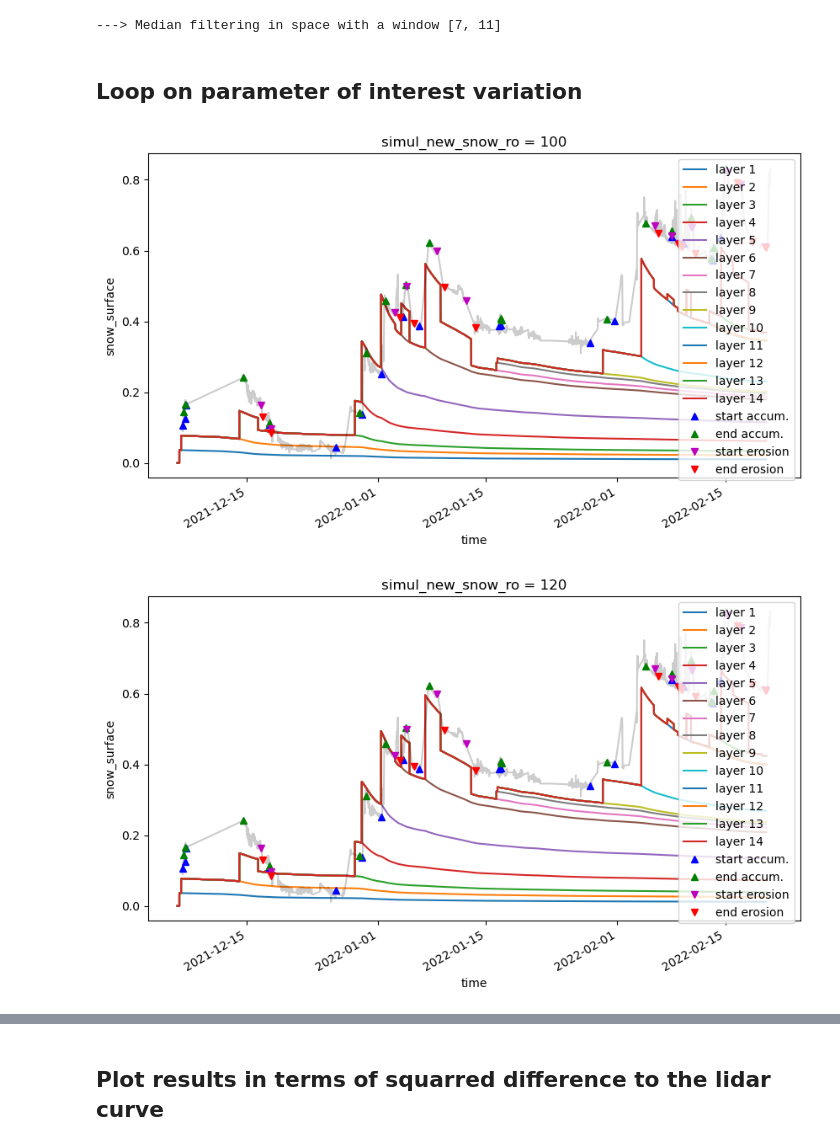
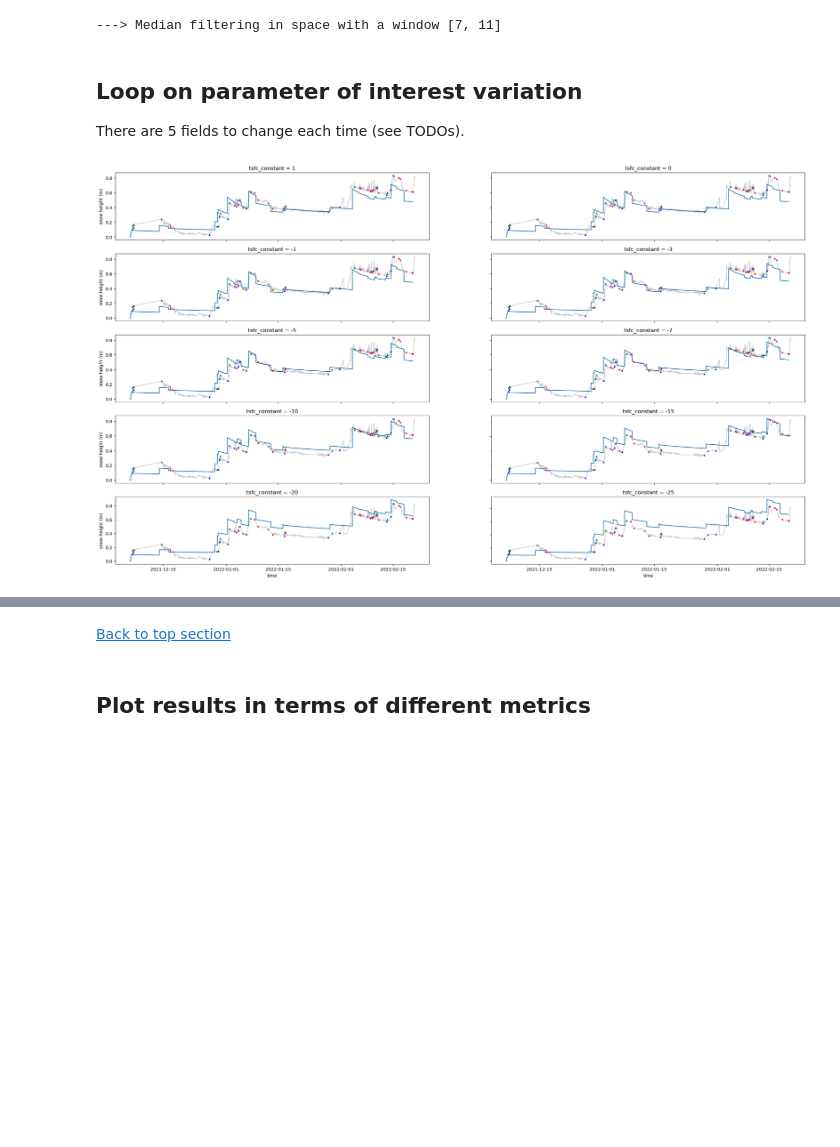
Before and after one commit to Mathilde-Bnt/MB_little_awk, a Jupyter notebook: current_development/14-Sensitivity_analysis.ipynb, the cells around one changed output, grey strips where cells are left out. Drawn from its saved outputs; the diff is of its cells as text; code cells hidden in the pictures; blank space fills up the shorter version.

```diff
--- a/current_development/14-Sensitivity_analysis.ipynb
+++ b/current_development/14-Sensitivity_analysis.ipynb
@@ -93,5 +174,7 @@ with open('sensitivity_tests.txt', 'a') as param_file:
 # %%
 # Pre-processing to get clean data
+
+data_set_used = xr.open_dataset(name_of_data_set)
 
 if name_of_data_set == 'data_2021-2022.nc':
     fill_in_missing_variables(data_set_used, 'surface')
@@ -102,9 +185,7 @@ median_space_filtering(data_set_used, 5, x_span=7)
 if name_of_data_set == 'data_2021-2022.nc':
     median_time_filtering(data_set_used, 11)
 
-data_set_used['snow_surface'] = data_set_used['snow_surface'] - data_set_used['snow_surface'].min() - 0.35414986 #- data_set_used.snow_surface.isel(x=x_sel, y=y_sel, time= start_accumulation[0])
-# TODO modular above: will be super important to compute result > use another method instead?
-# TODO in any case, add to paramdic
+data_set_used['snow_surface'] = data_set_used['snow_surface'] - data_set_used['snow_surface'].min() - offset
 # %% [output]
 ---> Median filtering in space with a window [7, 11]
 # %%
@@ -132,10 +213,19 @@ melt_flag = np.zeros((max_nb_of_layers, 1))
 if use_true_temp:
     met_time, met_temp = get_met_forcing()
 # %% [markdown]
-## Loop on parameter of interest variation
+## Loop on parameter of interest variation </a><a name='testing'>
+
+There are 5 fields to change each time (see TODOs).
+# %%
+met_temp, met_time = [None], [0]
 # %%
 # Define all the values the parameter of interest will take
 
-name_of_param = 'simul_new_snow_ro'
-range_of_param_variation = [100, 120, 140, 150, 175, 200, 225, 250]
-result_list = []
+name_of_param = 'tsfc_constant'   # TODO update this each time
+default_value_of_param = -5   # TODO update this each time
+range_of_param_variation = [1, 0, -1, -3, -5, -7, -10, -15, -20, -25]   # TODO update this each time
+# Best if range_of_param_variation contains an even number of values (for the figure)
+
+result_list_sq = []
+result_list_abs = []
+result_list_max_abs = []
@@ -142,46 +234,63 @@ result_list = []
 # %%
-for param in range_of_param_variation:
+fig, axs = plt.subplots(round(len(range_of_param_variation)/2 + 0.4), 2, figsize=(28, 16))
 
-    simul_new_snow_ro = param   # TODO update this each time
+for ax in axs.flat:
+    ax.set(xlabel='time', ylabel='snow height (m)')
+    ax.label_outer()
+
+for param_index in range(len(range_of_param_variation)):
+
+    tsfc = range_of_param_variation[param_index]   # TODO update this each time (name of variable), careful if derived parameters depend on it!
+    nb_iterations = int(data_duration_in_s/dt + 1)
 
     results = get_snow_events(data_set_used, x_sel, y_sel, time_window_std, std_threshold)
-    start_accumulation = results[0]
-    start_erosion = results[1]
-    end_accumulation = results[2]
-    end_erosion = results[3]
+    start_accumulation, start_erosion, end_accumulation, end_erosion = results[0], results[1], results[2], results[3]
 
     # Convert end times into more manageable orders of magnitude
 
     end_accumulation_times = data_set_used.snow_surface.isel(x=x_sel, y=y_sel, time=end_accumulation)
     end_accumulation_times = (pd.to_datetime(end_accumulation_times.time).astype(int) - data_starting_date_in_ns) / 1000000000  # in s
 
     end_erosion_times = data_set_used.snow_surface.isel(x=x_sel, y=y_sel, time=end_erosion)
     end_erosion_times = (pd.to_datetime(end_erosion_times.time).astype(int) - data_starting_date_in_ns) / 1000000000  # in s
 
     # Update variables at each timepoint
 
     snowpack = simulate_snowpack_evolution(data_set_used, x_sel, y_sel, nb_iterations, end_accumulation_times, end_erosion_times,
                                        start_accumulation, end_accumulation, start_erosion, end_erosion, jj, dt, ro_layer, ro_water, ro_ice,
                                        t_old, tf, tsfc, dy_snow, gamma, cp_snow, melt_flag, a1, a2, met_temp_data=met_temp,
-                                       met_time_data=met_time, new_snow_ro=simul_new_snow_ro, new_snow_temp=simul_new_snow_temp,
+                                       met_time_data=met_time, new_snow_ro=simul_new_snow_ro,
                                        fit_top_of_snowfall_to_curve=simul_fit_top_of_snowfall_to_curve)
 
     ro_layer_evolution, depth_evolution, temperature_evolution = snowpack[0], snowpack[1], snowpack[2]
 
+    # Define total_snow_depth
+
+    simulation_times = pd.date_range(start=data_start_date,freq=str(dt)+'S',periods=nb_iterations)
+    total_snow_depth = [sum(depth_evolution[i][j] for j in range(max_nb_of_layers)) for i in range(len(depth_evolution))]
+
     # Plot results to compare
-    plot_simul_and_signal(data_set_used, x_sel, y_sel, depth_evolution, 14, data_start_date, dt, nb_iterations,
-                      start_accumulation, end_accumulation, start_erosion, end_erosion, my_figsize=(10,5),
-                      save_file=False, my_title=name_of_param+' = '+str(param))
-    # TODO faire plutot un affichage en matrice ?
-    # TODO refaire un affichage avec une fonction qui recupere only the top layer (sum of all layer heights)
+
+    axs[param_index//2, param_index%2].plot(simulation_times, total_snow_depth, label='simulated snow depth')
+    axs[param_index//2, param_index%2].set_title(name_of_param+' = '+str(range_of_param_variation[param_index]))
+
+    axs[param_index//2, param_index%2].plot(data_set_used.time.values, data_set_used.isel(x=x_sel, y=y_sel).snow_surface, c='k', alpha=0.2)
+
+    axs[param_index//2, param_index%2].plot(data_set_used.time.values[start_accumulation], data_set_used.isel(x=x_sel, y=y_sel, time=start_accumulation).snow_surface, c='b', marker='^', markersize=3, linestyle='None', label='start accum.')
+    axs[param_index//2, param_index%2].plot(data_set_used.time.values[end_accumulation], data_set_used.isel(x=x_sel, y=y_sel, time=end_accumulation).snow_surface, c='g', marker='^', markersize=3, linestyle='None', label='end accum.')
+    axs[param_index//2, param_index%2].plot(data_set_used.time.values[start_erosion], data_set_used.isel(x=x_sel, y=y_sel, time=start_erosion).snow_surface, c='m', marker='v', markersize=3, linestyle='None', label='start erosion')
+    axs[param_index//2, param_index%2].plot(data_set_used.time.values[end_erosion], data_set_used.isel(x=x_sel, y=y_sel, time=end_erosion).snow_surface, c='r', marker='v', markersize=3, linestyle='None', label='end erosion')
+
     # TODO plot ensemble la courbe reference et les autres courbes
 
-    # Define total_snow_depth
-    total_snow_depth = [sum(depth_evolution[i][j] for j in range(max_nb_of_layers)) for i in range(len(depth_evolution))]
+    result_eval_sq_diff = squared_diff(data_set_used, x_sel, y_sel, dt, nb_iterations, total_snow_depth)
+    result_eval_abs_diff = abs_diff(data_set_used, x_sel, y_sel, dt, nb_iterations, total_snow_depth)
+    result_eval_max_abs = max_abs_diff(data_set_used, x_sel, y_sel, dt, nb_iterations, total_snow_depth)
 
-    result_eval = squarred_diff(data_set_used, x_sel, y_sel, dt, nb_iterations, total_snow_depth)
+    result_list_sq.append(result_eval_sq_diff)
+    result_list_abs.append(result_eval_abs_diff)
+    result_list_max_abs.append(result_eval_max_abs)
 
-    result_list.append(result_eval)
+tsfc = default_value_of_param   # TODO update this each time (name of variable)
 # %% [output]
-[figure, old version]
+[figure, new version]
-[figure, removed]
@@ -193,0 +297,2 @@ for param in range_of_param_variation:
+# %% [markdown]
+[Back to top section](#top)
@@ -199,2 +308,2 @@ with open('sensitivity_tests.txt', 'a') as param_file:
 # %% [markdown]
-## Plot results in terms of squarred difference to the lidar curve
+## Plot results in terms of different metrics
```
Also changed, not shown: parts of 28 cells of this notebook, 2 other files.
